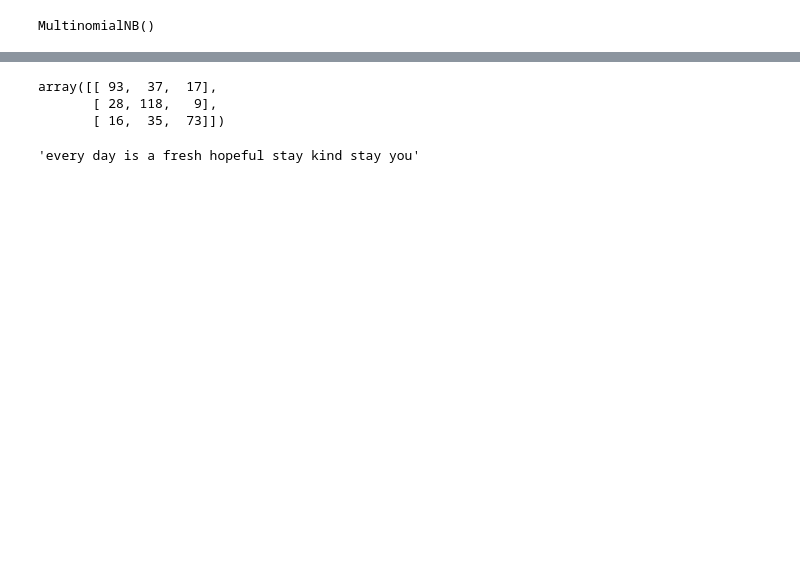
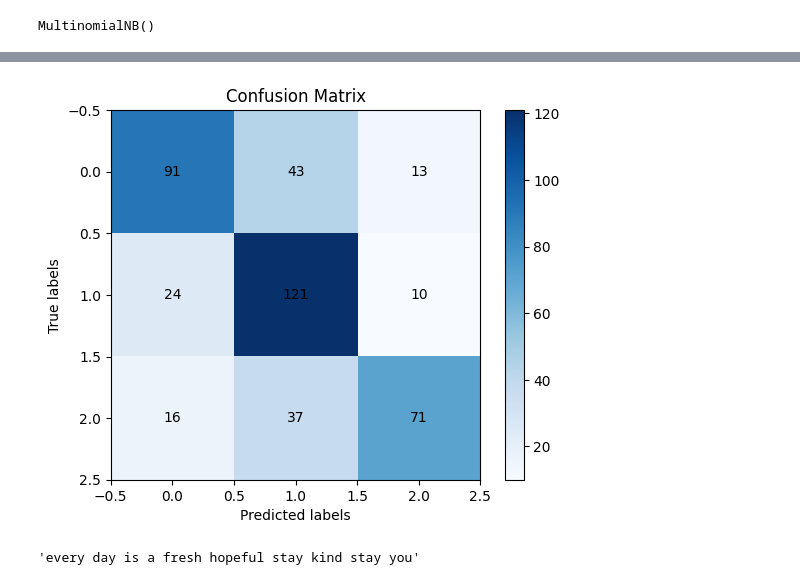
Before and after one commit to PR7175Z/Social-Media-Sentiment-Analaysis, a Jupyter notebook: model.ipynb, the cells around one changed output, grey strips where cells are left out. Cells and saved outputs as stored; diff of their text form; code cells hidden in the pictures; blank space fills up the shorter version.

```diff
--- a/model.ipynb
+++ b/model.ipynb
@@ -319,7 +415,7 @@ Name: processedText, Length: 2130, dtype: object
 # %%
 vectorizer = TfidfVectorizer(stop_words='english',ngram_range=(1, 2), max_df=0.9, min_df=5)
 
-x_vect = vectorizer.fit_transform(dataset['processedText'])
+x_vect = vectorizer.fit_transform(augmented_dataset['processedText'])
 # %%
 xtrain, xtest, ytrain, ytest = train_test_split(x_vect, y_encoded, test_size=0.2, random_state=42)
 # %%
@@ -354,9 +450,23 @@ accuracy_score(ytest, ypred)
 # %%
-confusion_matrix(ytest, ypred)
+cm = confusion_matrix(ytest, ypred)
-# %% [output]
-array([[ 93,  37,  17],
-       [ 28, 118,   9],
-       [ 16,  35,  73]])
+# %%
+fig, ax = plt.subplots()
+im = ax.imshow(cm, cmap='Blues')
+
+# Add labels
+ax.set_xlabel('Predicted labels')
+ax.set_ylabel('True labels')
+ax.set_title('Confusion Matrix')
+
+# Add text annotations
+for i in range(cm.shape[0]):
+    for j in range(cm.shape[1]):
+        ax.text(j, i, cm[i, j], ha='center', va='center', color='black')
+
+plt.colorbar(im)
+plt.show()
+# %% [output]
+[figure, added]
 # %%
 caption = "Every day is a fresh start—stay hopeful, stay kind, stay you."
 caption_processed = preprocessText(caption)
```
Also changed, not shown: parts of 31 cells of this notebook.
